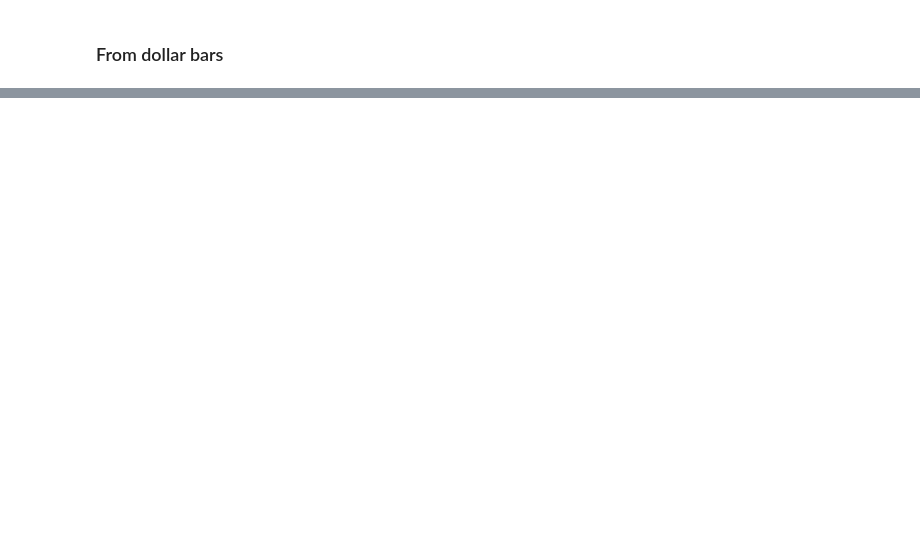
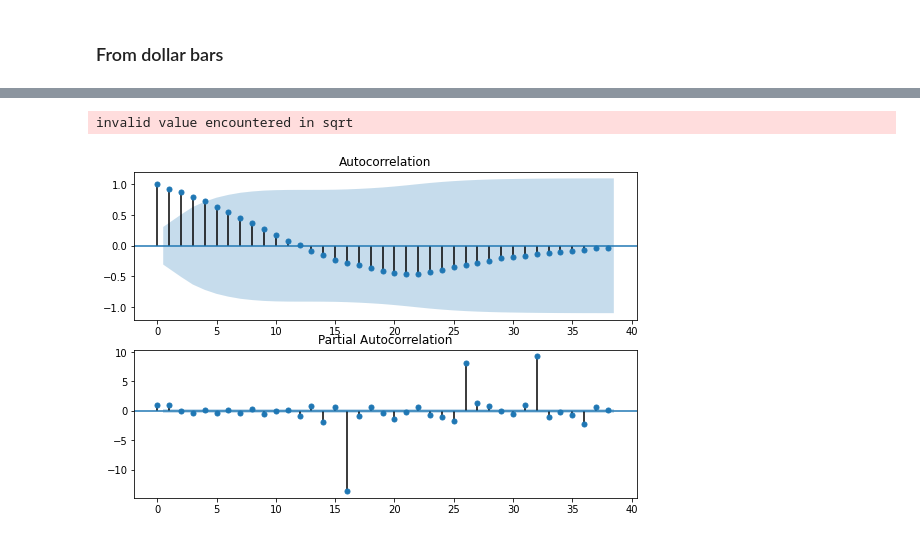
Before and after one commit to AndreiZoltan/freqml, a Jupyter notebook: notebooks/Chapter2.ipynb, the cells around one changed output, grey strips where cells are left out. Cells and saved outputs as stored; diff of their text form; code cells hidden in the pictures; blank space fills up the shorter version.

```diff
--- a/notebooks/Chapter2.ipynb
+++ b/notebooks/Chapter2.ipynb
@@ -86,0 +104,3 @@ df_dollar.bars.plot()
+# %%
+df_VB = df.bars.VB(50000)
+df_VB.shape
@@ -86,0 +135,9 @@ df_dollar.bars.plot()
+# %%
+fig = plt.figure(figsize=(9, 6))
+ax1 = fig.add_subplot(211)
+fig = sm.graphics.tsa.plot_acf(df_VB['open'], lags=38, ax=ax1)
+ax2 = fig.add_subplot(212)
+fig = sm.graphics.tsa.plot_pacf(df_VB['open'], lags=38, ax=ax2)
+# %% [output]
+invalid value encountered in sqrt
+[figure, added]
```
Also changed, not shown: parts of 25 cells of this notebook, 5 other files.
